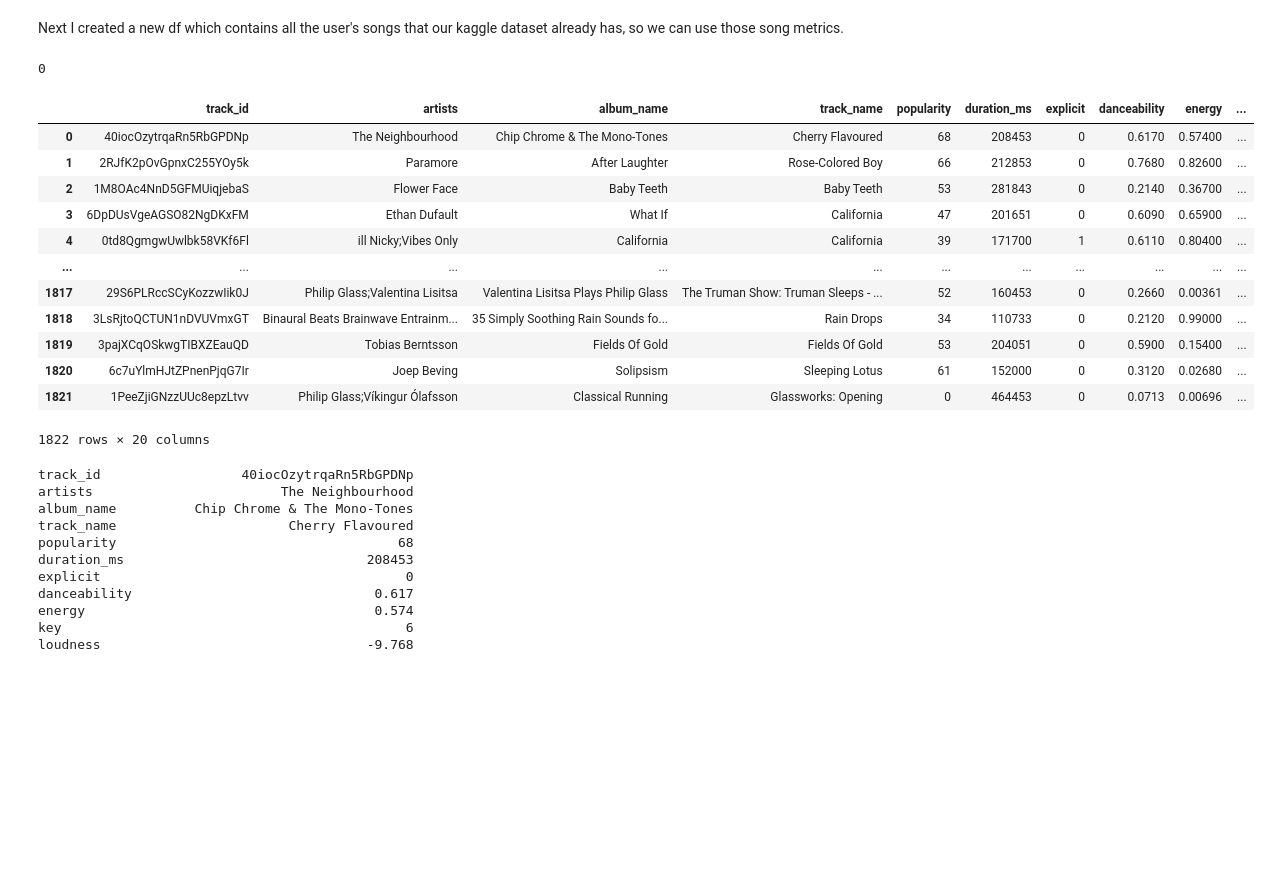
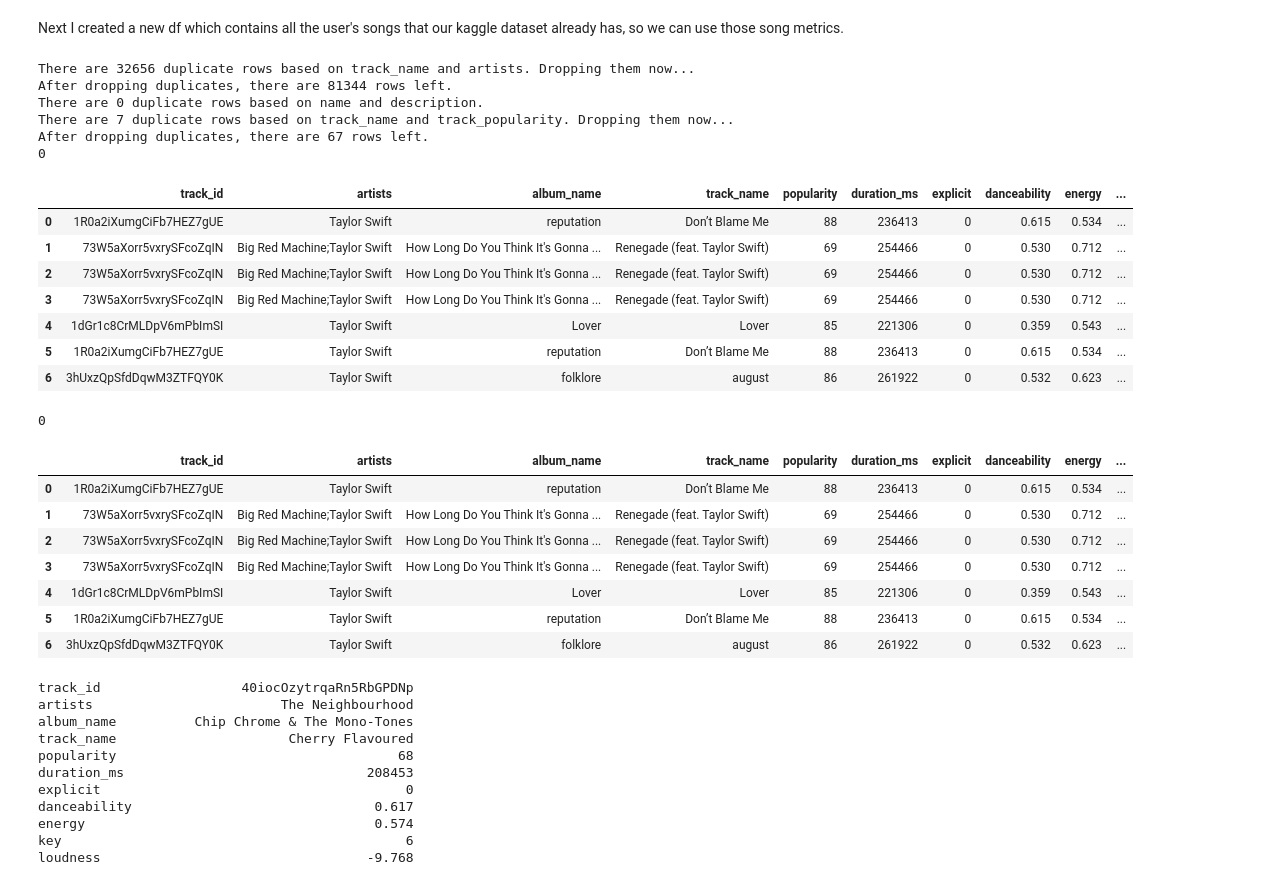
Before and after one commit to avajts/pic16b_project, a Jupyter notebook: music_rec.ipynb, the cells around one changed output. Drawn from its saved outputs; the diff is of its cells as text; code cells hidden in the pictures; blank space fills up the shorter version.

```diff
--- a/music_rec.ipynb
+++ b/music_rec.ipynb
@@ -113,32 +129,49 @@ There are 399 duplicate rows based on song name and popularity. Dropping them no
 After dropping duplicates, there are 2256 rows left.
 # %% [markdown]
 Next I created a new df which contains all the user's songs that our kaggle dataset already has, so we can use those song metrics.
+# %%
+#I turned this into a function too, and it includes remove_duplicates within it
+from music_rec import prep_user_df
+user_df = prep_user_df()
+user_df
+# %% [output]
+There are 32656 duplicate rows based on track_name and artists. Dropping them now...
+After dropping duplicates, there are 81344 rows left.
+There are 0 duplicate rows based on name and description.
+There are 7 duplicate rows based on track_name and track_popularity. Dropping them now...
+After dropping duplicates, there are 67 rows left.
+0
+|  | track_id | artists | album_name | track_name | popularity | duration_ms | explicit | danceability | energy | ... |
+| 0 | 1R0a2iXumgCiFb7HEZ7gUE | Taylor Swift | reputation | Don’t Blame Me | 88 | 236413 | 0 | 0.615 | 0.534 | ... |
+| 1 | 73W5aXorr5vxrySFcoZqIN | Big Red Machine;Taylor Swift | How Long Do You Think It's Gonna ... | Renegade (feat. Taylor Swift) | 69 | 254466 | 0 | 0.530 | 0.712 | ... |
+| 2 | 73W5aXorr5vxrySFcoZqIN | Big Red Machine;Taylor Swift | How Long Do You Think It's Gonna ... | Renegade (feat. Taylor Swift) | 69 | 254466 | 0 | 0.530 | 0.712 | ... |
+| 3 | 73W5aXorr5vxrySFcoZqIN | Big Red Machine;Taylor Swift | How Long Do You Think It's Gonna ... | Renegade (feat. Taylor Swift) | 69 | 254466 | 0 | 0.530 | 0.712 | ... |
+| 4 | 1dGr1c8CrMLDpV6mPbImSI | Taylor Swift | Lover | Lover | 85 | 221306 | 0 | 0.359 | 0.543 | ... |
+| 5 | 1R0a2iXumgCiFb7HEZ7gUE | Taylor Swift | reputation | Don’t Blame Me | 88 | 236413 | 0 | 0.615 | 0.534 | ... |
+| 6 | 3hUxzQpSfdDqwM3ZTFQY0K | Taylor Swift | folklore | august | 86 | 261922 | 0 | 0.532 | 0.623 | ... |
 # %%
+# Original code, but changed 'track_name' to 'track_id' because there are lots of songs
+# w/ same name so it was giving me lots of random songs
 df_all_tracks = pd.DataFrame()
 print(len(df_all_tracks))
 
 for i in range(len(df_user_tracks)):
-    value = df_user_tracks.loc[i, 'track_name']
-    if value in df_spotify_tracks['track_name'].values:
-        result = df_spotify_tracks.loc[df_spotify_tracks['track_name'] == value]
+    value = df_user_tracks.loc[i, 'track_id']
+    if value in df_spotify_tracks['track_id'].values:
+        result = df_spotify_tracks.loc[df_spotify_tracks['track_id'] == value]
         df_all_tracks = pd.concat([df_all_tracks, result], ignore_index=True)
 
 df_all_tracks
 # %% [output]
 0
 |  | track_id | artists | album_name | track_name | popularity | duration_ms | explicit | danceability | energy | ... |
-| 0 | 40iocOzytrqaRn5RbGPDNp | The Neighbourhood | Chip Chrome & The Mono-Tones | Cherry Flavoured | 68 | 208453 | 0 | 0.6170 | 0.57400 | ... |
-| 1 | 2RJfK2pOvGpnxC255YOy5k | Paramore | After Laughter | Rose-Colored Boy | 66 | 212853 | 0 | 0.7680 | 0.82600 | ... |
-| 2 | 1M8OAc4NnD5GFMUiqjebaS | Flower Face | Baby Teeth | Baby Teeth | 53 | 281843 | 0 | 0.2140 | 0.36700 | ... |
-| 3 | 6DpDUsVgeAGSO82NgDKxFM | Ethan Dufault | What If | California | 47 | 201651 | 0 | 0.6090 | 0.65900 | ... |
-| 4 | 0td8QgmgwUwlbk58VKf6Fl | ill Nicky;Vibes Only | California | California | 39 | 171700 | 1 | 0.6110 | 0.80400 | ... |
-| ... | ... | ... | ... | ... | ... | ... | ... | ... | ... | ... |
-| 1817 | 29S6PLRccSCyKozzwIik0J | Philip Glass;Valentina Lisitsa | Valentina Lisitsa Plays Philip Glass | The Truman Show: Truman Sleeps - ... | 52 | 160453 | 0 | 0.2660 | 0.00361 | ... |
-| 1818 | 3LsRjtoQCTUN1nDVUVmxGT | Binaural Beats Brainwave Entrainm... | 35 Simply Soothing Rain Sounds fo... | Rain Drops | 34 | 110733 | 0 | 0.2120 | 0.99000 | ... |
-| 1819 | 3pajXCqOSkwgTIBXZEauQD | Tobias Berntsson | Fields Of Gold | Fields Of Gold | 53 | 204051 | 0 | 0.5900 | 0.15400 | ... |
-| 1820 | 6c7uYlmHJtZPnenPjqG7Ir | Joep Beving | Solipsism | Sleeping Lotus | 61 | 152000 | 0 | 0.3120 | 0.02680 | ... |
-| 1821 | 1PeeZjiGNzzUUc8epzLtvv | Philip Glass;Víkingur Ólafsson | Classical Running | Glassworks: Opening | 0 | 464453 | 0 | 0.0713 | 0.00696 | ... |
+| 0 | 1R0a2iXumgCiFb7HEZ7gUE | Taylor Swift | reputation | Don’t Blame Me | 88 | 236413 | 0 | 0.615 | 0.534 | ... |
+| 1 | 73W5aXorr5vxrySFcoZqIN | Big Red Machine;Taylor Swift | How Long Do You Think It's Gonna ... | Renegade (feat. Taylor Swift) | 69 | 254466 | 0 | 0.530 | 0.712 | ... |
+| 2 | 73W5aXorr5vxrySFcoZqIN | Big Red Machine;Taylor Swift | How Long Do You Think It's Gonna ... | Renegade (feat. Taylor Swift) | 69 | 254466 | 0 | 0.530 | 0.712 | ... |
+| 3 | 73W5aXorr5vxrySFcoZqIN | Big Red Machine;Taylor Swift | How Long Do You Think It's Gonna ... | Renegade (feat. Taylor Swift) | 69 | 254466 | 0 | 0.530 | 0.712 | ... |
+| 4 | 1dGr1c8CrMLDpV6mPbImSI | Taylor Swift | Lover | Lover | 85 | 221306 | 0 | 0.359 | 0.543 | ... |
+| 5 | 1R0a2iXumgCiFb7HEZ7gUE | Taylor Swift | reputation | Don’t Blame Me | 88 | 236413 | 0 | 0.615 | 0.534 | ... |
+| 6 | 3hUxzQpSfdDqwM3ZTFQY0K | Taylor Swift | folklore | august | 86 | 261922 | 0 | 0.532 | 0.623 | ... |
-1822 rows × 20 columns
 # %%
 df_all_tracks.loc[0]
 # %% [output]
```
Also changed, not shown: parts of 11 cells of this notebook, 5 other files.
